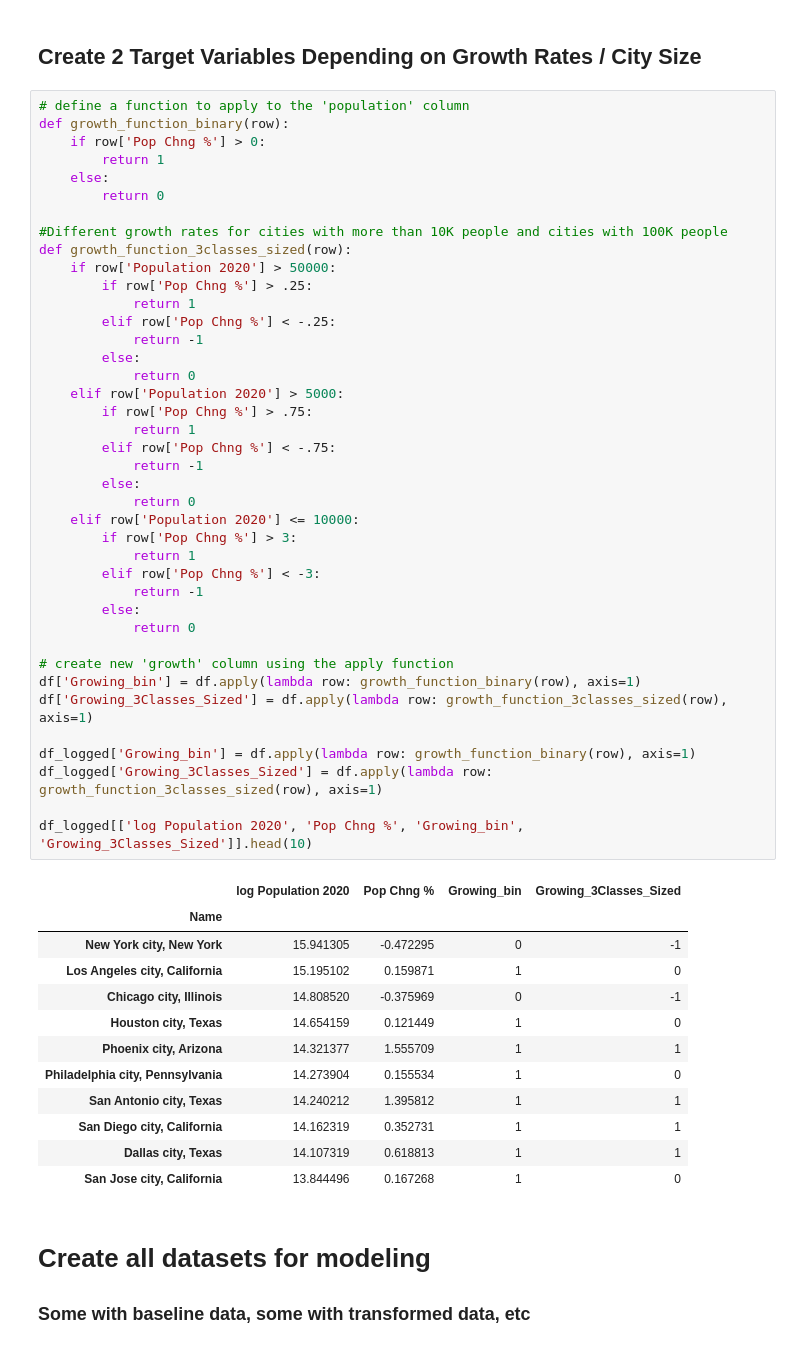
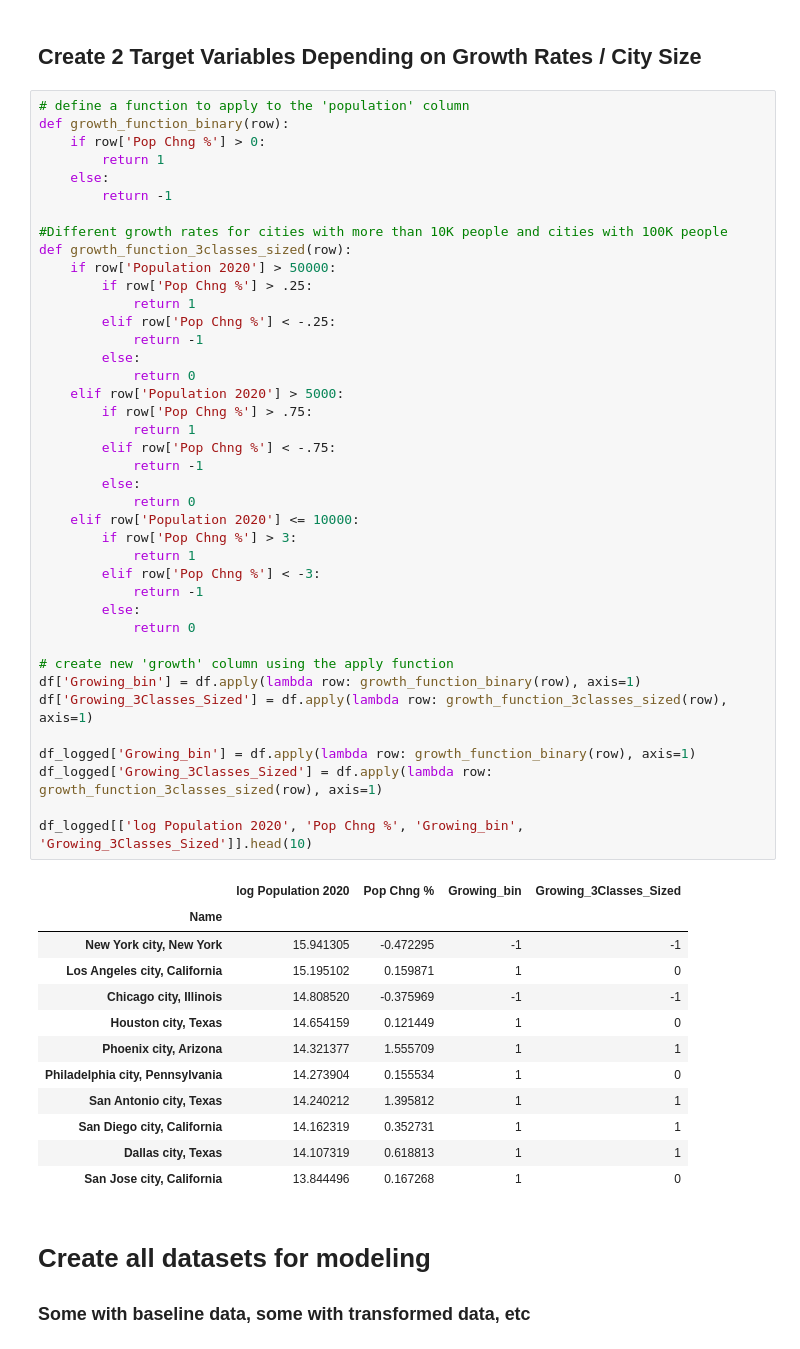
Before and after one commit to colton-lapp/DemographicChange, a Jupyter notebook: Q1_Classification-FINAL.ipynb, the cells around one changed output. Cells and saved outputs as stored; diff of their text form.

```diff
--- a/Q1_Classification-FINAL.ipynb
+++ b/Q1_Classification-FINAL.ipynb
@@ -334,7 +334,7 @@ def growth_function_binary(row):
     if row['Pop Chng %'] > 0:
         return 1
     else:
-        return 0
+        return -1
 
 #Different growth rates for cities with more than 10K people and cities with 100K people
 def growth_function_3classes_sized(row):
@@ -344,36 +344,36 @@ def growth_function_3classes_sized(row):
         elif row['Pop Chng %'] < -.25:
             return -1
         else:
             return 0
     elif row['Population 2020'] > 5000:
         if row['Pop Chng %'] > .75:
             return 1
         elif row['Pop Chng %'] < -.75:
             return -1
         else:
             return 0
     elif row['Population 2020'] <= 10000:
         if row['Pop Chng %'] > 3:
             return 1
         elif row['Pop Chng %'] < -3:
             return -1
         else:
             return 0
 
 # create new 'growth' column using the apply function
 df['Growing_bin'] = df.apply(lambda row: growth_function_binary(row), axis=1)
 df['Growing_3Classes_Sized'] = df.apply(lambda row: growth_function_3classes_sized(row), axis=1)
 
 df_logged['Growing_bin'] = df.apply(lambda row: growth_function_binary(row), axis=1)
 df_logged['Growing_3Classes_Sized'] = df.apply(lambda row: growth_function_3classes_sized(row), axis=1)
 
 df_logged[['log Population 2020', 'Pop Chng %', 'Growing_bin', 'Growing_3Classes_Sized']].head(10)
 # %% [output]
 |  | log Population 2020 | Pop Chng % | Growing_bin | Growing_3Classes_Sized |
 | Name |  |  |  |  |
-| New York city, New York | 15.941305 | -0.472295 | 0 | -1 |
+| New York city, New York | 15.941305 | -0.472295 | -1 | -1 |
 | Los Angeles city, California | 15.195102 | 0.159871 | 1 | 0 |
-| Chicago city, Illinois | 14.808520 | -0.375969 | 0 | -1 |
+| Chicago city, Illinois | 14.808520 | -0.375969 | -1 | -1 |
 | Houston city, Texas | 14.654159 | 0.121449 | 1 | 0 |
 | Phoenix city, Arizona | 14.321377 | 1.555709 | 1 | 1 |
 | Philadelphia city, Pennsylvania | 14.273904 | 0.155534 | 1 | 0 |
```
Also changed, not shown: parts of 12 cells of this notebook.
